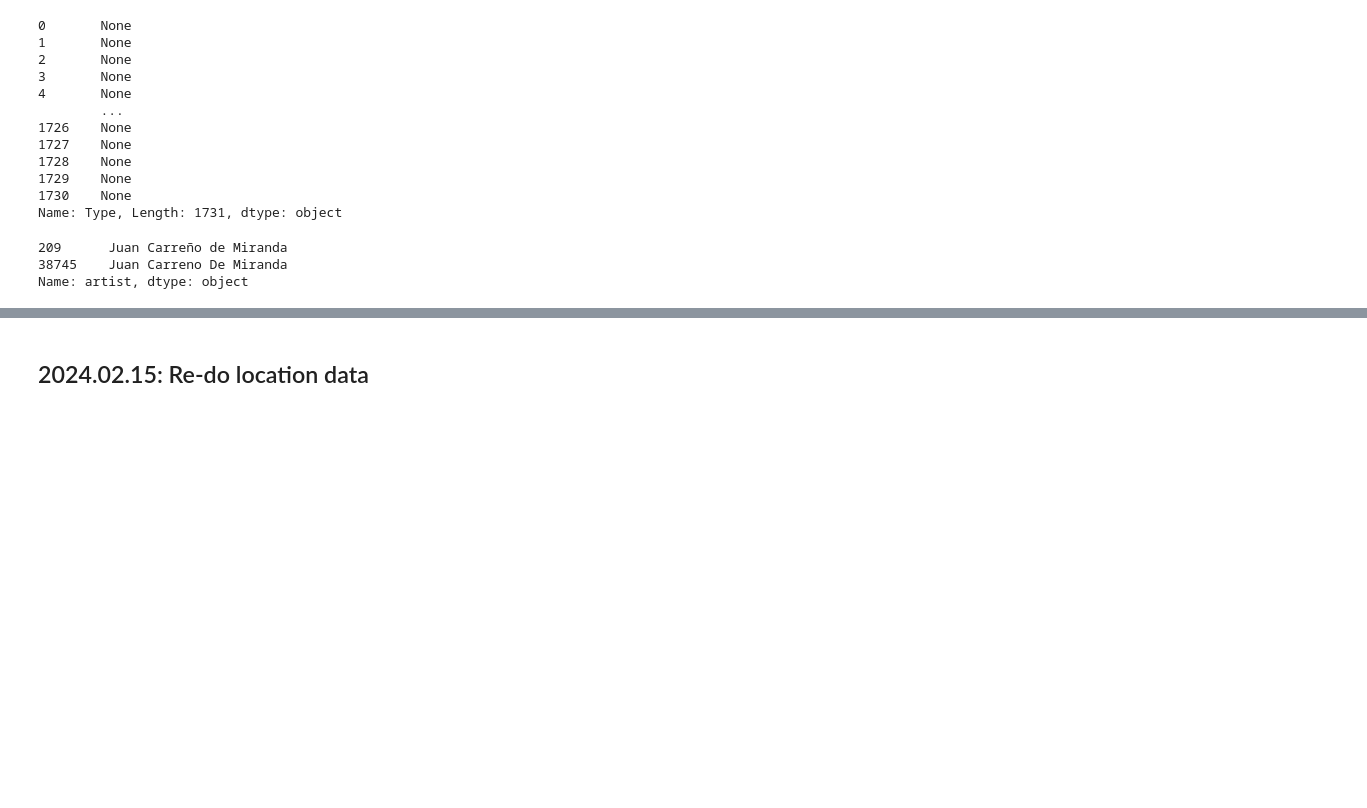
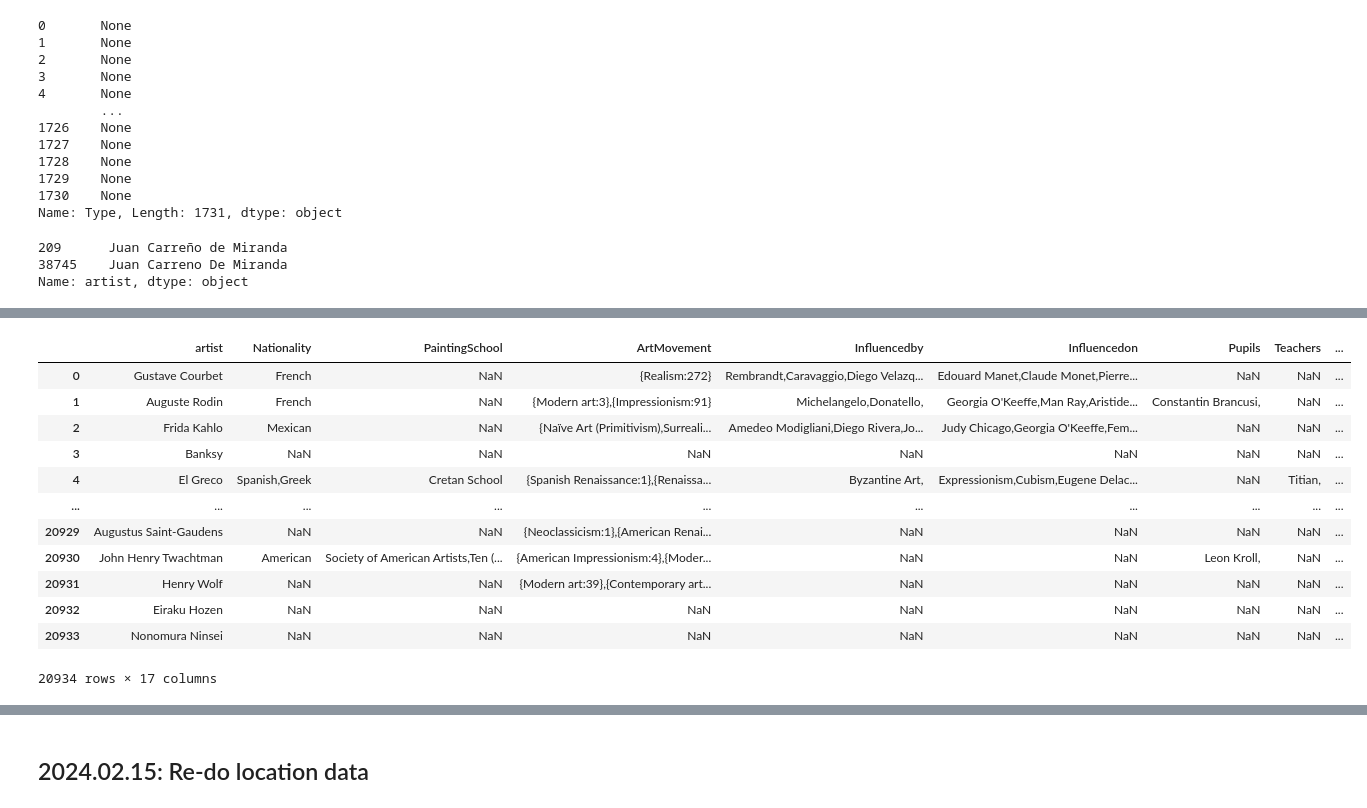
Before and after one commit to me9hanics/PainterPalette, a Jupyter notebook: art500k_updates.ipynb, the cells around one changed output, grey strips where cells are left out. Cells and saved outputs as stored; diff of their text form; code cells hidden in the pictures; blank space fills up the shorter version.

```diff
--- a/art500k_updates.ipynb
+++ b/art500k_updates.ipynb
@@ -325,0 +327,5 @@ Name: artist, dtype: object
+# %%
+after_word_case = []
+for painter in art500k_artists['artist']:
+    if "after" in painter.lower():
+        after_word_case.append(painter)
@@ -325,0 +374,31 @@ Name: artist, dtype: object
+# %%
+for painter in artist_word_case:
+    if "Artist: " in painter:
+        if painter in ["Artist: Falsely attributed to Hon'ami Koho (Kuchu)", 'Artist: Decoration attributed to Kano Tangen',]:
+            art500k_artists = art500k_artists[art500k_artists['artist'] != painter]
+            continue
+        new_name = painter.replace("Artist: ", "")
+        #First, check if the new name is already in the dataset
+        if new_name in art500k_artists['artist'].tolist():
+            art500k_artists = helper_functions.art500k_combine_instances(art500k_artists, new_name, painter)
+        else:
+            art500k_artists.loc[art500k_artists['artist'] == painter, "artist"] = new_name
+
+    elif painter not in ['Street Artist RIP 5 Points', 'GCC Collective (collective of 8 artists)',]:
+        art500k_artists = art500k_artists[art500k_artists['artist'] != painter]
+# %%
+art500k_artists.reset_index(drop=True)
+# %% [output]
+|  | artist | Nationality | PaintingSchool | ArtMovement | Influencedby | Influencedon | Pupils | Teachers | ... |
+| 0 | Gustave Courbet | French | NaN | {Realism:272} | Rembrandt,Caravaggio,Diego Velazq... | Edouard Manet,Claude Monet,Pierre... | NaN | NaN | ... |
+| 1 | Auguste Rodin | French | NaN | {Modern art:3},{Impressionism:91} | Michelangelo,Donatello, | Georgia O'Keeffe,Man Ray,Aristide... | Constantin Brancusi, | NaN | ... |
+| 2 | Frida Kahlo | Mexican | NaN | {Naïve Art (Primitivism),Surreali... | Amedeo Modigliani,Diego Rivera,Jo... | Judy Chicago,Georgia O'Keeffe,Fem... | NaN | NaN | ... |
+| 3 | Banksy | NaN | NaN | NaN | NaN | NaN | NaN | NaN | ... |
+| 4 | El Greco | Spanish,Greek | Cretan School | {Spanish Renaissance:1},{Renaissa... | Byzantine Art, | Expressionism,Cubism,Eugene Delac... | NaN | Titian, | ... |
+| ... | ... | ... | ... | ... | ... | ... | ... | ... | ... |
+| 20929 | Augustus Saint-Gaudens | NaN | NaN | {Neoclassicism:1},{American Renai... | NaN | NaN | NaN | NaN | ... |
+| 20930 | John Henry Twachtman | American | Society of American Artists,Ten (... | {American Impressionism:4},{Moder... | NaN | NaN | Leon Kroll, | NaN | ... |
+| 20931 | Henry Wolf | NaN | NaN | {Modern art:39},{Contemporary art... | NaN | NaN | NaN | NaN | ... |
+| 20932 | Eiraku Hozen | NaN | NaN | NaN | NaN | NaN | NaN | NaN | ... |
+| 20933 | Nonomura Ninsei | NaN | NaN | NaN | NaN | NaN | NaN | NaN | ... |
+20934 rows × 17 columns
```
Also changed, not shown: parts of 18 cells of this notebook, 2 other files.
